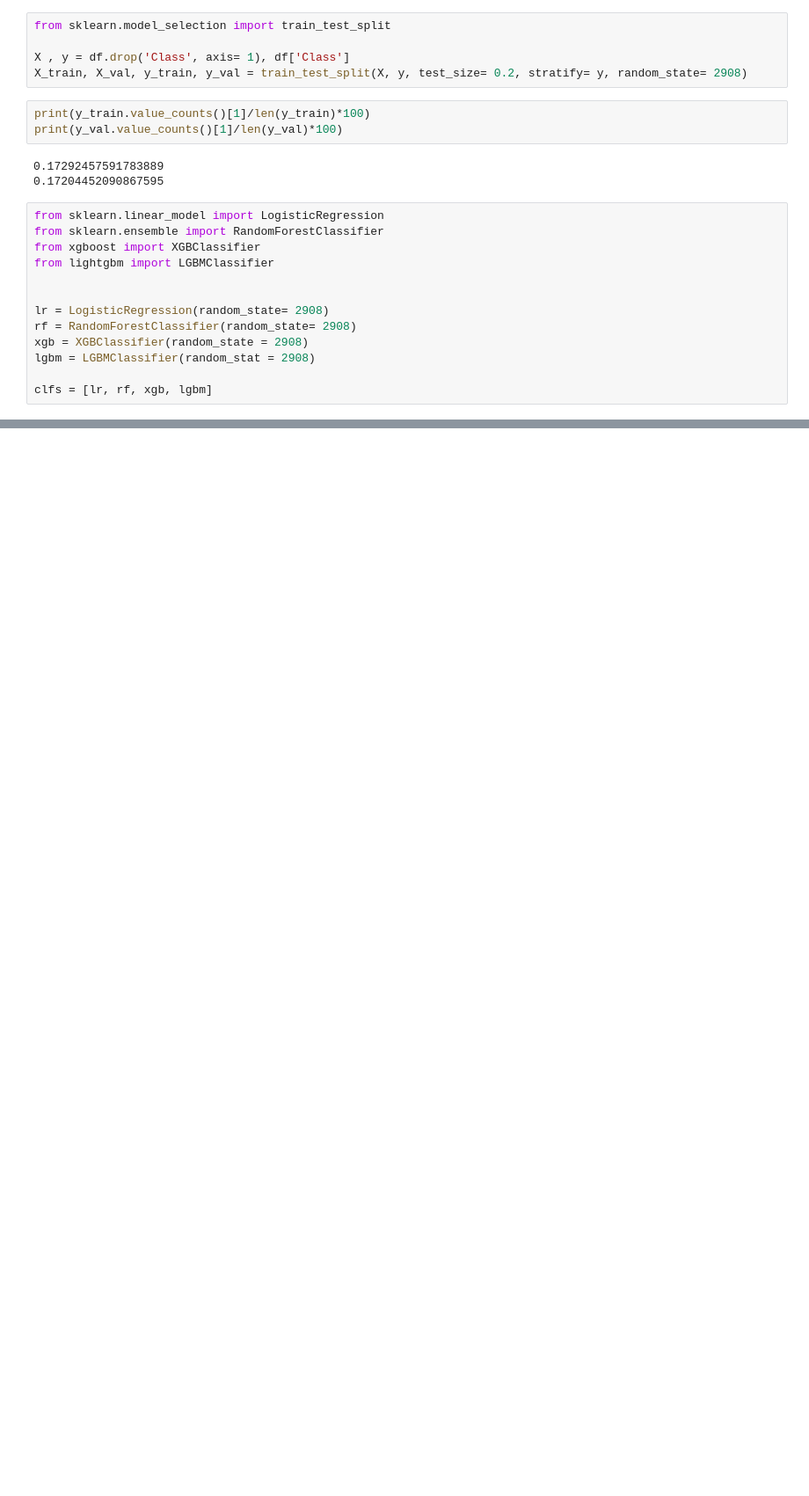
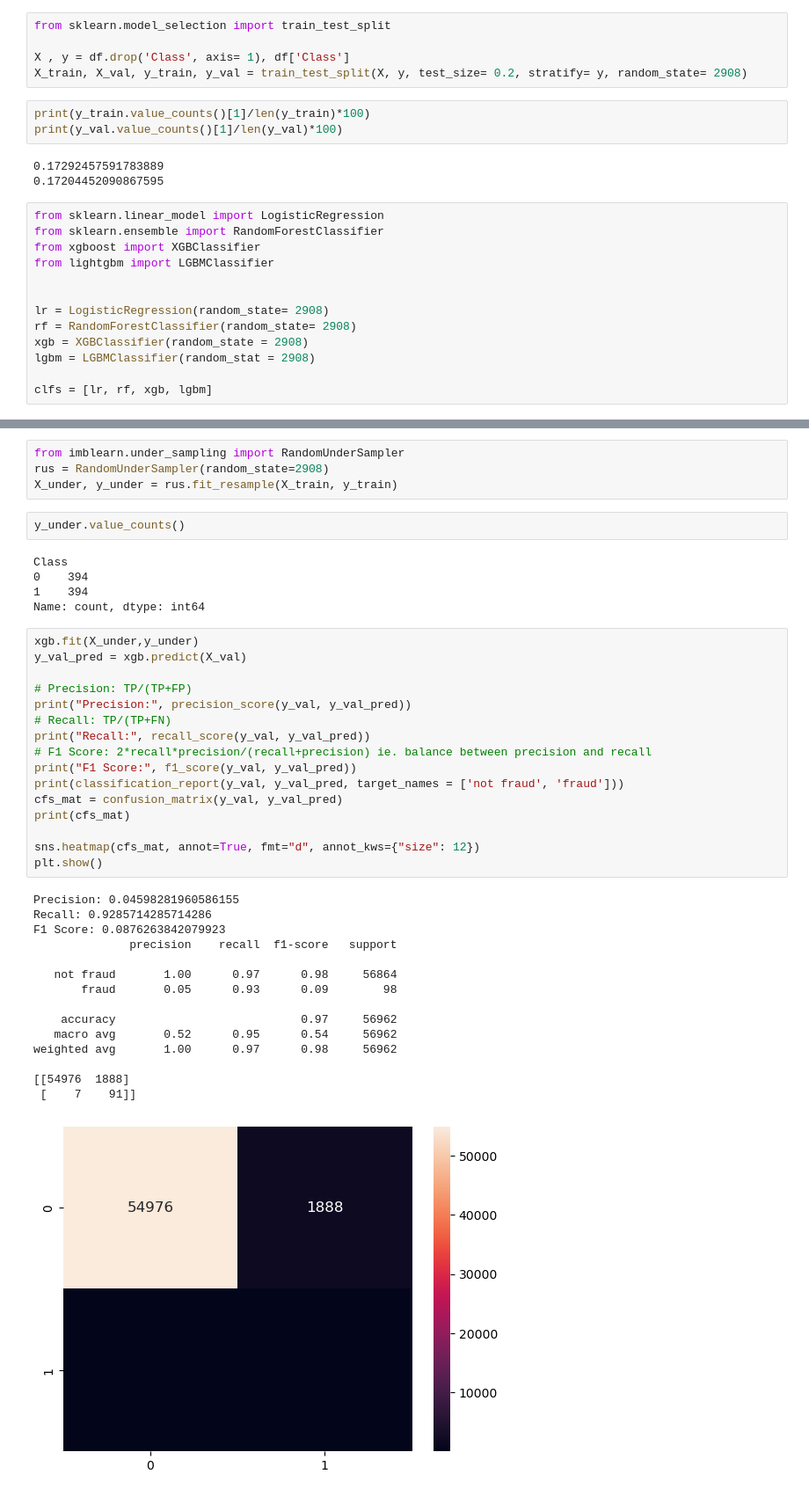
Before and after one commit to Dzakiyff/fraud_detection, a Jupyter notebook: credcard.ipynb, the cells around one changed output, grey strips where cells are left out. Shown: that part at 88% size. Drawn from its saved outputs; the diff is of its cells as text; blank space fills up the shorter version.

```diff
--- a/credcard.ipynb
+++ b/credcard.ipynb
@@ -209,0 +294,43 @@ since we wan high recall, we continue with xgbclassifier.
+# %%
+from imblearn.under_sampling import RandomUnderSampler
+rus = RandomUnderSampler(random_state=2908)
+X_under, y_under = rus.fit_resample(X_train, y_train)
+# %%
+y_under.value_counts()
+# %% [output]
+Class
+0    394
+1    394
+Name: count, dtype: int64
+# %%
+xgb.fit(X_under,y_under)
+y_val_pred = xgb.predict(X_val)
+
+# Precision: TP/(TP+FP)
+print("Precision:", precision_score(y_val, y_val_pred))
+# Recall: TP/(TP+FN)
+print("Recall:", recall_score(y_val, y_val_pred))
+# F1 Score: 2*recall*precision/(recall+precision) ie. balance between precision and recall
+print("F1 Score:", f1_score(y_val, y_val_pred))
+print(classification_report(y_val, y_val_pred, target_names = ['not fraud', 'fraud']))
+cfs_mat = confusion_matrix(y_val, y_val_pred)
+print(cfs_mat)
+
+sns.heatmap(cfs_mat, annot=True, fmt="d", annot_kws={"size": 12})
+plt.show()
+# %% [output]
+Precision: 0.04598281960586155
+Recall: 0.9285714285714286
+F1 Score: 0.0876263842079923
+              precision    recall  f1-score   support
+
+   not fraud       1.00      0.97      0.98     56864
+       fraud       0.05      0.93      0.09        98
+
+    accuracy                           0.97     56962
+   macro avg       0.52      0.95      0.54     56962
+weighted avg       1.00      0.97      0.98     56962
+
+[[54976  1888]
+ [    7    91]]
+[figure, added]
```
Also changed, not shown: parts of 25 cells of this notebook.
